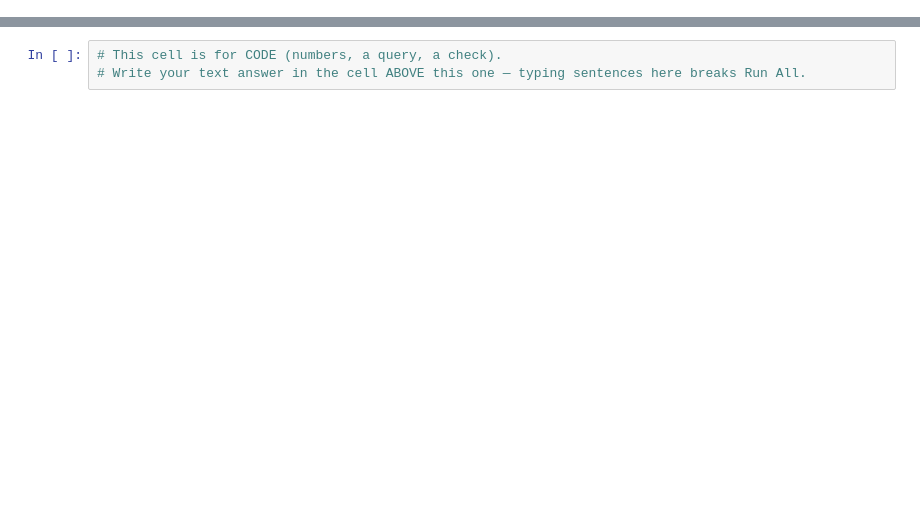
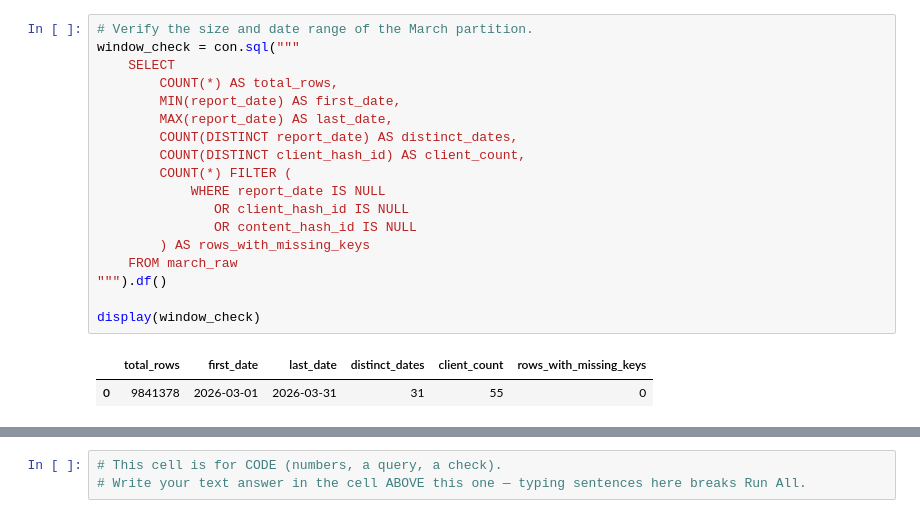
Before and after one commit to omsawarkar/omsawarkar, a Jupyter notebook: work/notebooks/w03_data_contract.ipynb, the cells around one changed output, grey strips where cells are left out. Drawn from its saved outputs; the diff is of its cells as text; blank space fills up the shorter version.

```diff
--- a/work/notebooks/w03_data_contract.ipynb
+++ b/work/notebooks/w03_data_contract.ipynb
@@ -12,0 +84,21 @@ This skeleton is yours to fill. Work the sections **in order** — each one has
+# %%
+# Verify the size and date range of the March partition.
+window_check = con.sql("""
+    SELECT
+        COUNT(*) AS total_rows,
+        MIN(report_date) AS first_date,
+        MAX(report_date) AS last_date,
+        COUNT(DISTINCT report_date) AS distinct_dates,
+        COUNT(DISTINCT client_hash_id) AS client_count,
+        COUNT(*) FILTER (
+            WHERE report_date IS NULL
+               OR client_hash_id IS NULL
+               OR content_hash_id IS NULL
+        ) AS rows_with_missing_keys
+    FROM march_raw
+""").df()
+
+display(window_check)
+# %% [output]
+|  | total_rows | first_date | last_date | distinct_dates | client_count | rows_with_missing_keys |
+| 0 | 9841378 | 2026-03-01 | 2026-03-31 | 31 | 55 | 0 |
```
Also changed, not shown: parts of 18 cells of this notebook.
